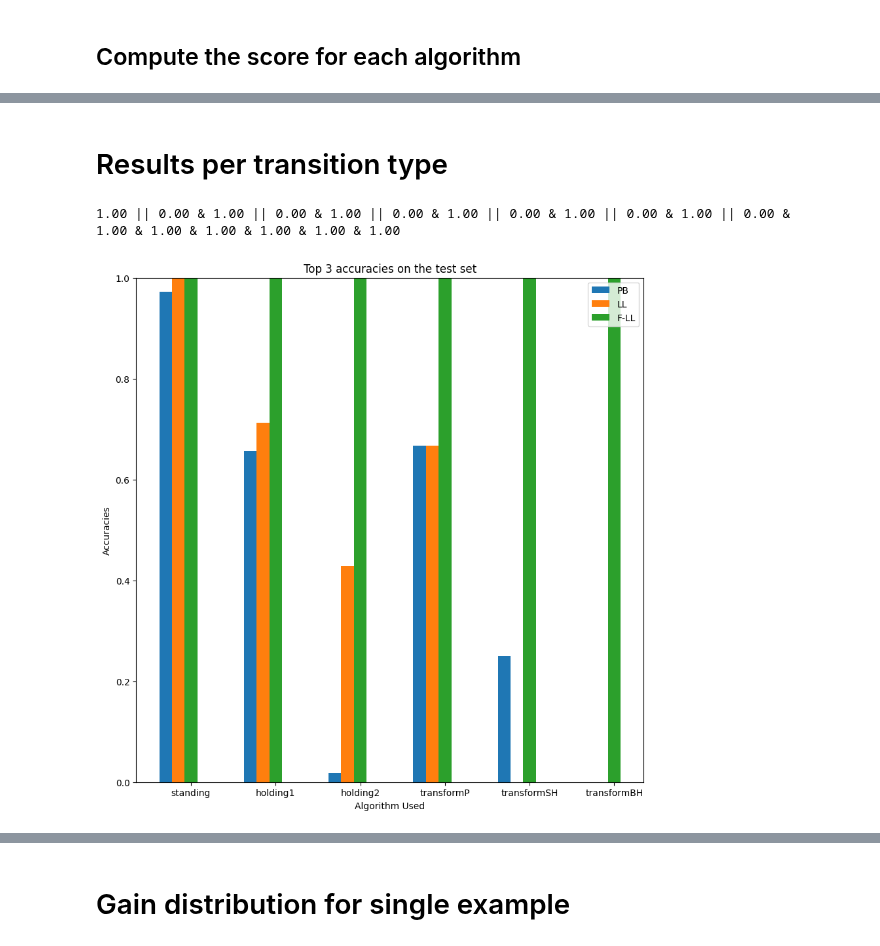
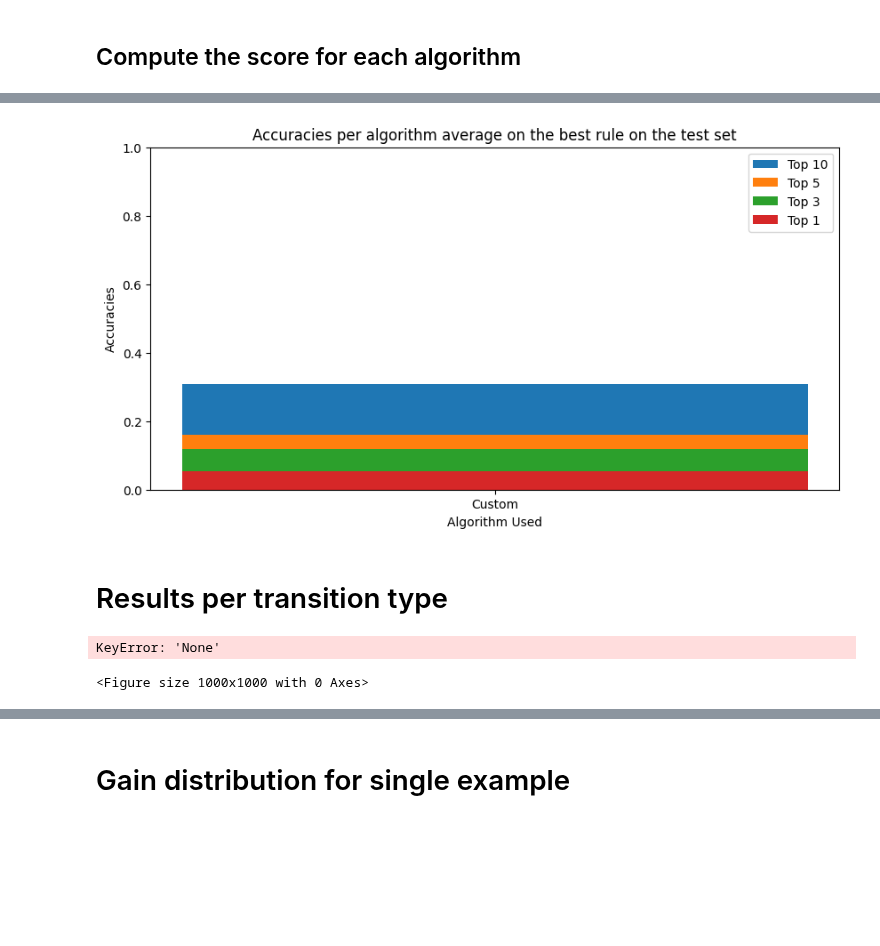
Before and after one commit to flowersteam/WorldLLM, a Jupyter notebook: plots/evaluate_worldmodel.ipynb, the cells around one changed output, grey strips where cells are left out. Drawn from its saved outputs; the diff is of its cells as text; code cells hidden in the pictures; blank space fills up the shorter version.

```diff
--- a/plots/evaluate_worldmodel.ipynb
+++ b/plots/evaluate_worldmodel.ipynb
@@ -136,3 +208,18 @@ plt.show()
+# %%
+#Plot bar plot of success rate per algorithm
+plt.figure(figsize=(10,5))
+plt.bar(accuracies_per_algo.keys(), [np.median(rate["Top 10"]) for rate in accuracies_per_algo.values()], label="Top 10")
+plt.bar(accuracies_per_algo.keys(), [np.median(rate["Top 5"]) for rate in accuracies_per_algo.values()], label="Top 5")
+plt.bar(accuracies_per_algo.keys(), [np.median(rate["Top 3"]) for rate in accuracies_per_algo.values()], label="Top 3")
+plt.bar(accuracies_per_algo.keys(), [np.median(rate["Top 1"]) for rate in accuracies_per_algo.values()], label="Top 1")
+plt.legend()
+plt.title("Accuracies per algorithm average on the best rule on the test set")
+plt.xlabel("Algorithm Used")
+plt.ylabel("Accuracies")
+plt.ylim(0,1)
+plt.show()
+# %% [output]
+[figure, added]
 # %% [markdown]
 # Results per transition type
 # %%
@@ -175,18 +262,17 @@ for transition_type in unique_transition_type:
         accuracies_per_algo_per_type[transition_type][algo]["Top 10"].append(all_accuracies[transition_type]["Top 10"][i_algo])
 # %%
 # Get performance for all transition for an algorithm for latex
-algo_name = "F-Random"
-top = "Top 3"
+algo_name = "None"
+top = "Top 1"
 for transition_type in unique_transition_type:
     print(format(np.mean(accuracies_per_algo_per_type[transition_type][algo_name][top]), ".2f") + " || " + format(np.std(accuracies_per_algo_per_type[transition_type][algo_name][top]), ".2f"), end=" & ")
 print()
 print(" & ".join([format(np.mean(rate), ".2f") for rate in [accuracies_per_algo_per_type[transition_type][algo_name][top] for transition_type in unique_transition_type]]))
 # %% [output]
-1.00 || 0.00 & 1.00 || 0.00 & 1.00 || 0.00 & 1.00 || 0.00 & 1.00 || 0.00 & 1.00 || 0.00 &
-1.00 & 1.00 & 1.00 & 1.00 & 1.00 & 1.00
+KeyError: 'None'
 # %%
 #Plot bar plot of success rate per transition for specific algorithm
-algo_names = ["PB", "LL","F-LL"]
+algo_names = []
 top = "Top 3"
 plt.figure(figsize=(10,10))
 for i_algo_name, algo_name in enumerate(algo_names):
@@ -199,7 +285,7 @@ for i_algo_name, algo_name in enumerate(algo_names):
     plt.ylabel("Accuracies")
 plt.show()
 # %% [output]
-[figure, removed]
+<Figure size 1000x1000 with 0 Axes>
 # %%
 #Plot bar plot of success rate per algorithm for each transition type
 plt.figure(figsize=(24,24))
```
Also changed, not shown: parts of 25 cells of this notebook.
